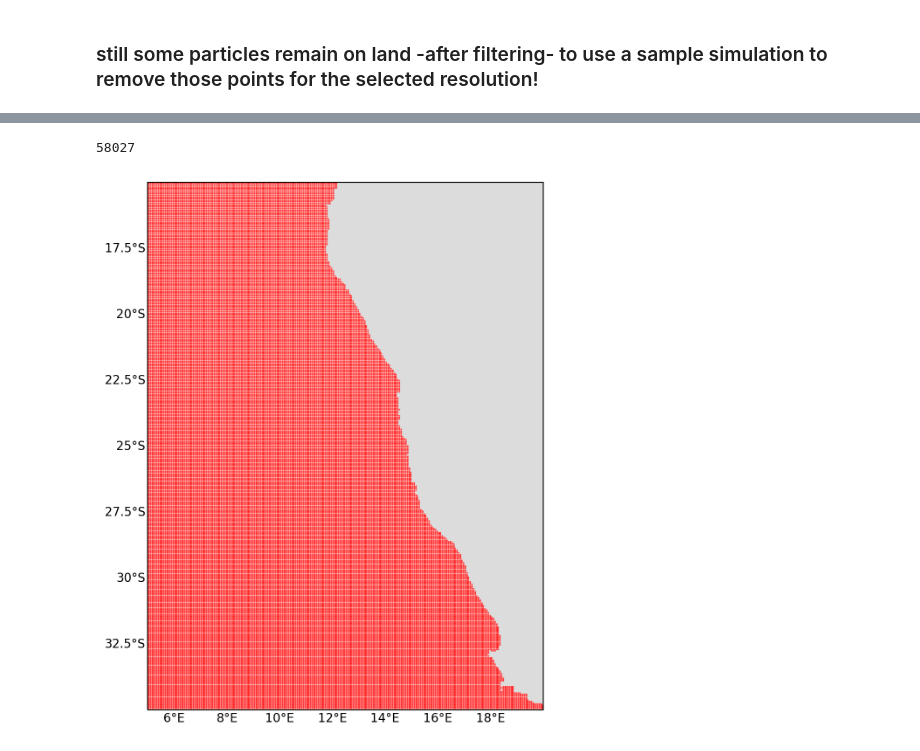
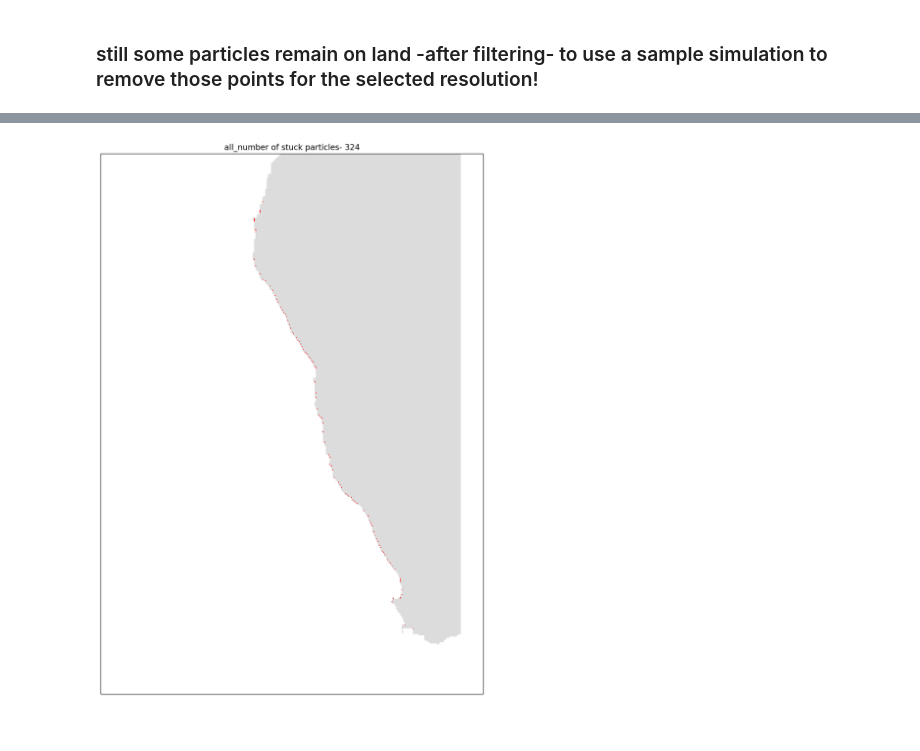
Before and after one commit to OceanParcels/atlanteco_plankton_plastic_nutrients_dispersion, a Jupyter notebook: src/processing/extract_Benguela_region.ipynb, the cells around one changed output, grey strips where cells are left out. Drawn from its saved outputs; the diff is of its cells as text; code cells hidden in the pictures.

```diff
--- a/src/processing/extract_Benguela_region.ipynb
+++ b/src/processing/extract_Benguela_region.ipynb
@@ -280,34 +159,23 @@ filtered_data.tmask[0,0,:,:].plot()
-# %%
-land_mask = (filtered_data['tmask'][0,0,:,:] == 1)
-
-new_lats= filtered_data['nav_lat'].where(land_mask).values.flatten()
-
-new_lons= filtered_data['nav_lon'].where(land_mask).values.flatten()
-assert (new_lons==new_lats).all
-new_lats= new_lats[~np.isnan(new_lats)]
-new_lons= new_lons[~np.isnan(new_lons)]
-print(len(new_lons))
-# %% [output]
-58027
 # %%
-custom_size=10
-fig = plt.figure(figsize=(12,8), dpi=200)
+test_ds=xr.open_zarr('/nethome/manra003/analysis/dispersion/simulations/2D/TestBenguelaUpwR_1ov32_641x321res_Jul2017_1z_15days.zarr')
+
+stuck_ids = np.where(np.round(test_ds.lon[:,0],10)==np.round(test_ds.lon[:,-1],10))[0]
+
+fig = plt.figure(figsize=(12,15), dpi=200)
 ax = plt.axes(projection=ccrs.PlateCarree())
-gl = ax.gridlines(draw_labels=True)
-gl.xlines = False
-gl.ylines = False
-gl.top_labels = False
-gl.right_labels = False
-gl.xlabel_style = {'size': custom_size, 'color': 'k'}
-gl.ylabel_style = {'size': custom_size, 'color': 'k'}
+ax.set_title("all_number of stuck particles- {0}".format(len(stuck_ids)))
 colormap = clr.ListedColormap(['gainsboro', 'white'])
 
 # Near Amazon river- 4-5 month simulations
 ax.pcolormesh(mask_lon[0, 1249:1750, 1499:], mask_lat[0, 1249:1750, 1499:], mask_land[0,0, 1250:1750, 1500:], cmap=colormap)
-ax.set_xlim(left_lon, right_lon)
-ax.set_ylim(bottom_lat, top_lat)
 
-ax.scatter(new_lons,new_lats, s=0.1, c="red")
+ax.set_xlim(17.5, 19)
+ax.set_ylim(-35, -32.5)
+
+ax.set_xlim(5, 22)
+ax.set_ylim(-37, -13)
+
+ax.scatter(np.take(test_ds.lon[:,-1],stuck_ids), np.take(test_ds.lat[:,-1],stuck_ids), s=0.1, c="red")
 plt.show()
 # %% [output]
-[figure, old version]
+[figure, new version]
```
Also changed, not shown: parts of 28 cells of this notebook, 1 other file.
